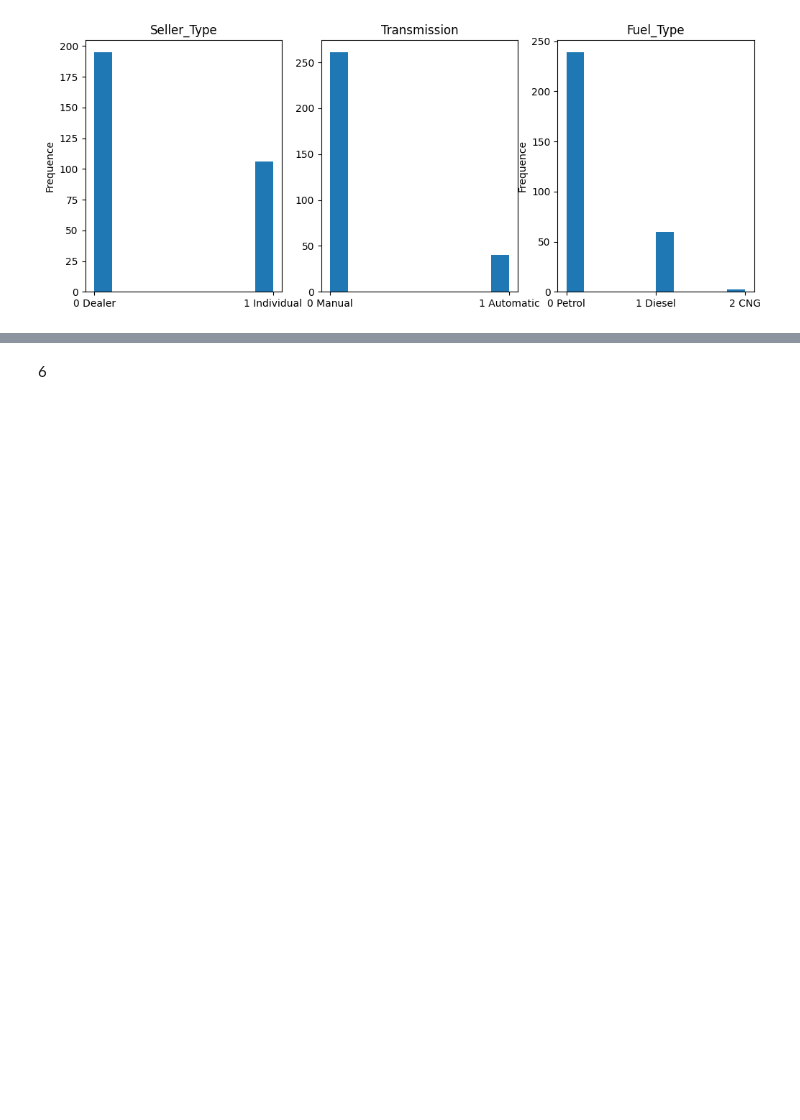
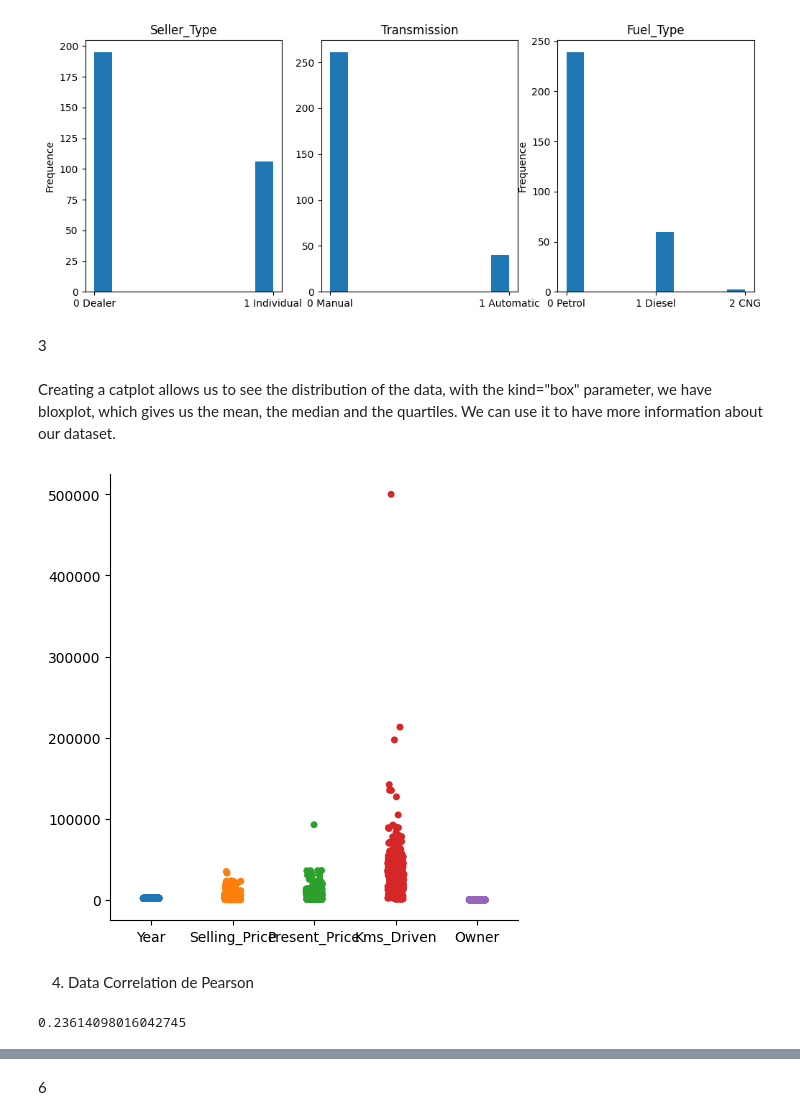
Before and after one commit to ilyes-chabab/new-car, a Jupyter notebook: analysis.ipynb, the cells around one changed output, grey strips where cells are left out. Drawn from its saved outputs; the diff is of its cells as text; code cells hidden in the pictures; blank space fills up the shorter version.

```diff
--- a/analysis.ipynb
+++ b/analysis.ipynb
@@ -91,3 +91,5 @@ plt.ylabel('Frequence')
 plt.show()
 # %% [output]
 [figure]
+# %% [markdown]
+3
@@ -93,0 +100,22 @@ plt.show()
+# %%
+
+# dataframe loading
+df = pd.read_csv('data/carData.csv')
+
+df['Selling_Price'] = df['Selling_Price'] * 1000
+df['Present_Price'] = df['Present_Price'] * 1000
+# %% [markdown]
+Creating a catplot allows us to see the distribution of the data, with the kind="box" parameter, we have bloxplot, which gives us the mean, the median and the quartiles. We can use it to have more information about our dataset.
+# %%
+sns.catplot(data=df)
+# plt.yscale('log')  #logarythme
+plt.show()
+# %% [output]
+[figure, added]
+# %% [markdown]
+
+4. Data Correlation de Pearson
+# %%
+df['Year'].corr(df['Selling_Price'])
+# %% [output]
+0.23614098016042745
```
Also changed, not shown: parts of 18 cells of this notebook, 2 other files.
